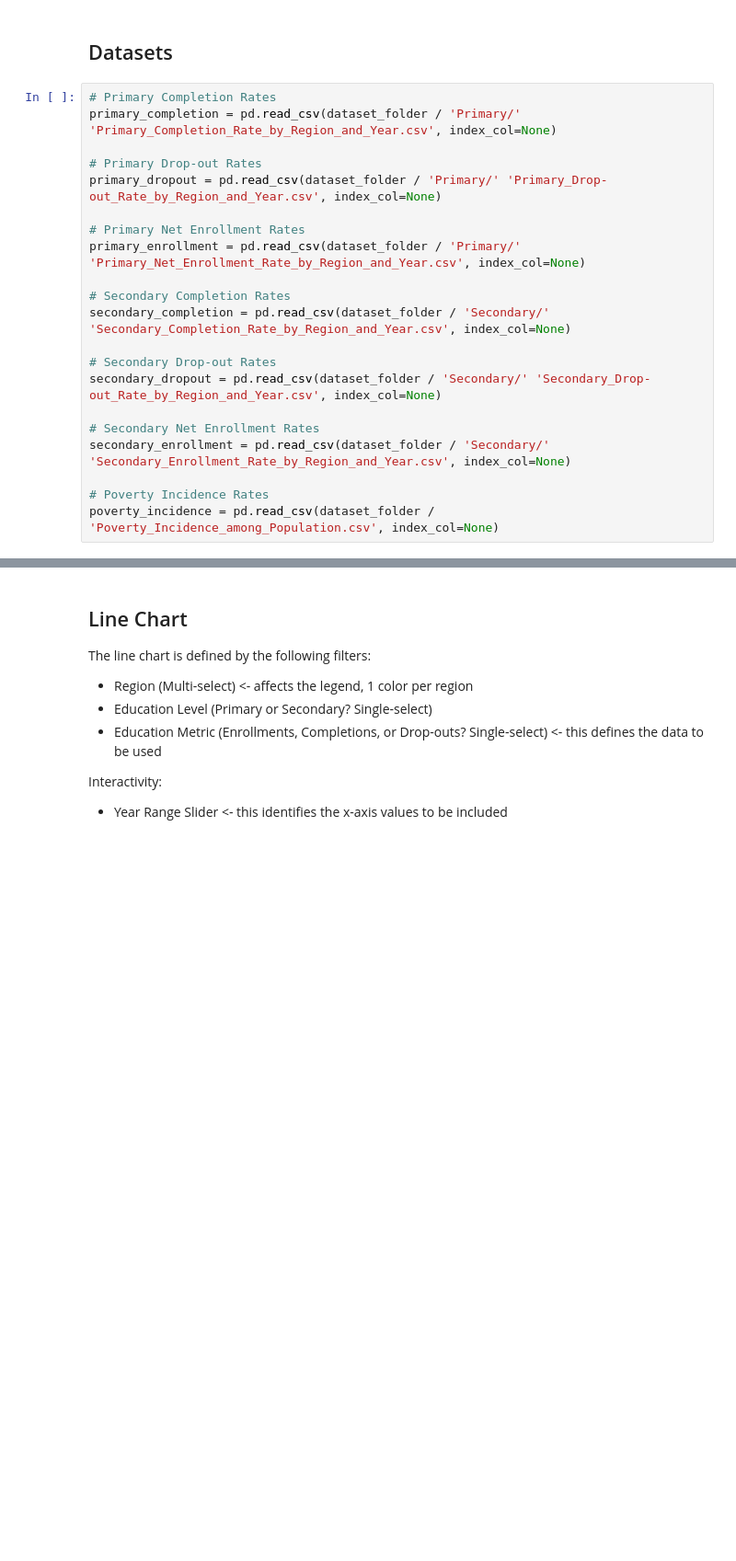
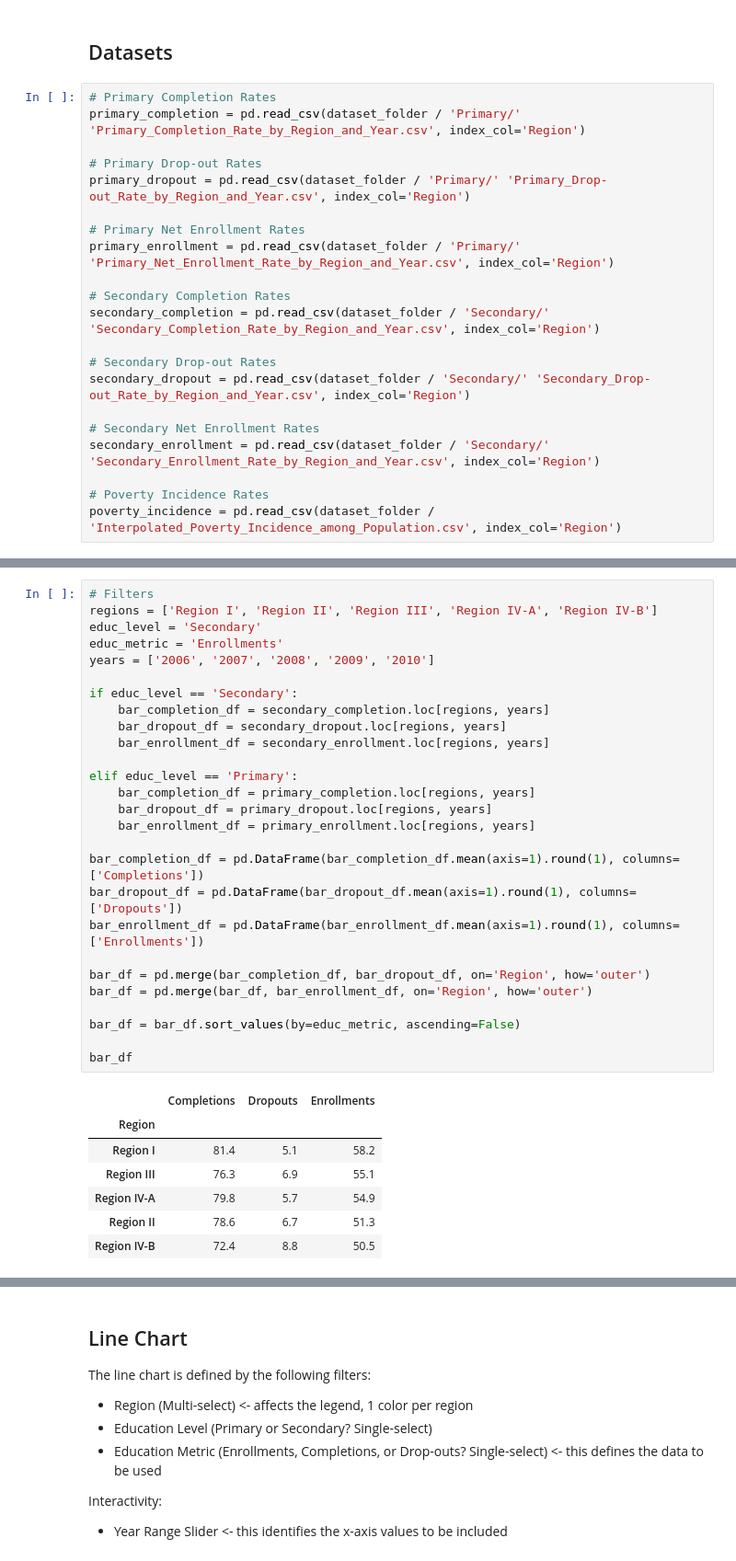
Before and after one commit to angelocguerra/data101-visualizationapp, a Jupyter notebook: NonSpatialDataVisualization.ipynb, the cells around one changed output, grey strips where cells are left out. Shown: that part at 92% size. Drawn from its saved outputs; the diff is of its cells as text; blank space fills up the shorter version.

```diff
--- a/NonSpatialDataVisualization.ipynb
+++ b/NonSpatialDataVisualization.ipynb
@@ -42,22 +42,22 @@ dataset_folder = Path('cleaned-datasets/')
 ## Datasets
 # %%
 # Primary Completion Rates
-primary_completion = pd.read_csv(dataset_folder / 'Primary/' 'Primary_Completion_Rate_by_Region_and_Year.csv', index_col=None)
+primary_completion = pd.read_csv(dataset_folder / 'Primary/' 'Primary_Completion_Rate_by_Region_and_Year.csv', index_col='Region')
 
 # Primary Drop-out Rates
-primary_dropout = pd.read_csv(dataset_folder / 'Primary/' 'Primary_Drop-out_Rate_by_Region_and_Year.csv', index_col=None)
+primary_dropout = pd.read_csv(dataset_folder / 'Primary/' 'Primary_Drop-out_Rate_by_Region_and_Year.csv', index_col='Region')
 
 # Primary Net Enrollment Rates
-primary_enrollment = pd.read_csv(dataset_folder / 'Primary/' 'Primary_Net_Enrollment_Rate_by_Region_and_Year.csv', index_col=None)
+primary_enrollment = pd.read_csv(dataset_folder / 'Primary/' 'Primary_Net_Enrollment_Rate_by_Region_and_Year.csv', index_col='Region')
 
 # Secondary Completion Rates
-secondary_completion = pd.read_csv(dataset_folder / 'Secondary/' 'Secondary_Completion_Rate_by_Region_and_Year.csv', index_col=None)
+secondary_completion = pd.read_csv(dataset_folder / 'Secondary/' 'Secondary_Completion_Rate_by_Region_and_Year.csv', index_col='Region')
 
 # Secondary Drop-out Rates
-secondary_dropout = pd.read_csv(dataset_folder / 'Secondary/' 'Secondary_Drop-out_Rate_by_Region_and_Year.csv', index_col=None)
+secondary_dropout = pd.read_csv(dataset_folder / 'Secondary/' 'Secondary_Drop-out_Rate_by_Region_and_Year.csv', index_col='Region')
 
 # Secondary Net Enrollment Rates
-secondary_enrollment = pd.read_csv(dataset_folder / 'Secondary/' 'Secondary_Enrollment_Rate_by_Region_and_Year.csv', index_col=None)
+secondary_enrollment = pd.read_csv(dataset_folder / 'Secondary/' 'Secondary_Enrollment_Rate_by_Region_and_Year.csv', index_col='Region')
 
 # Poverty Incidence Rates
-poverty_incidence = pd.read_csv(dataset_folder / 'Poverty_Incidence_among_Population.csv', index_col=None)
+poverty_incidence = pd.read_csv(dataset_folder / 'Interpolated_Poverty_Incidence_among_Population.csv', index_col='Region')
@@ -94,0 +74,35 @@ Interactivity:
+# %%
+# Filters
+regions = ['Region I', 'Region II', 'Region III', 'Region IV-A', 'Region IV-B']
+educ_level = 'Secondary'
+educ_metric = 'Enrollments'
+years = ['2006', '2007', '2008', '2009', '2010']
+
+if educ_level == 'Secondary':
+    bar_completion_df = secondary_completion.loc[regions, years]
+    bar_dropout_df = secondary_dropout.loc[regions, years]
+    bar_enrollment_df = secondary_enrollment.loc[regions, years]
+
+elif educ_level == 'Primary':
+    bar_completion_df = primary_completion.loc[regions, years]
+    bar_dropout_df = primary_dropout.loc[regions, years]
+    bar_enrollment_df = primary_enrollment.loc[regions, years]
+
+bar_completion_df = pd.DataFrame(bar_completion_df.mean(axis=1).round(1), columns=['Completions'])
+bar_dropout_df = pd.DataFrame(bar_dropout_df.mean(axis=1).round(1), columns=['Dropouts'])
+bar_enrollment_df = pd.DataFrame(bar_enrollment_df.mean(axis=1).round(1), columns=['Enrollments'])
+
+bar_df = pd.merge(bar_completion_df, bar_dropout_df, on='Region', how='outer')
+bar_df = pd.merge(bar_df, bar_enrollment_df, on='Region', how='outer')
+
+bar_df = bar_df.sort_values(by=educ_metric, ascending=False)
+
+bar_df
+# %% [output]
+|  | Completions | Dropouts | Enrollments |
+| Region |  |  |  |
+| Region I | 81.4 | 5.1 | 58.2 |
+| Region III | 76.3 | 6.9 | 55.1 |
+| Region IV-A | 79.8 | 5.7 | 54.9 |
+| Region II | 78.6 | 6.7 | 51.3 |
+| Region IV-B | 72.4 | 8.8 | 50.5 |
```
Also changed, not shown: parts of 7 cells of this notebook.
